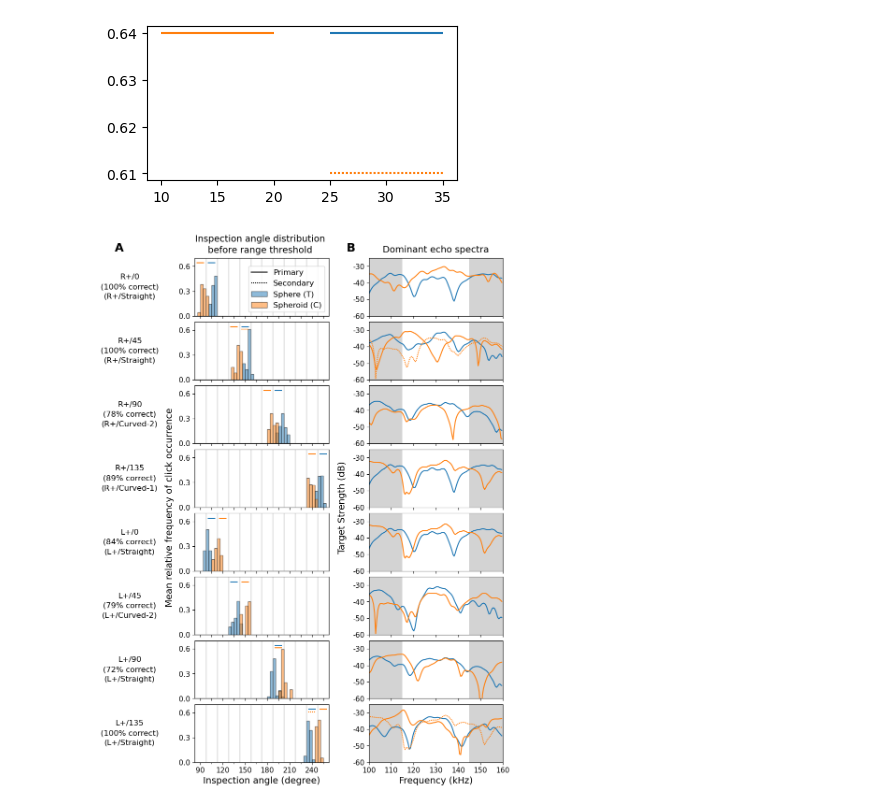
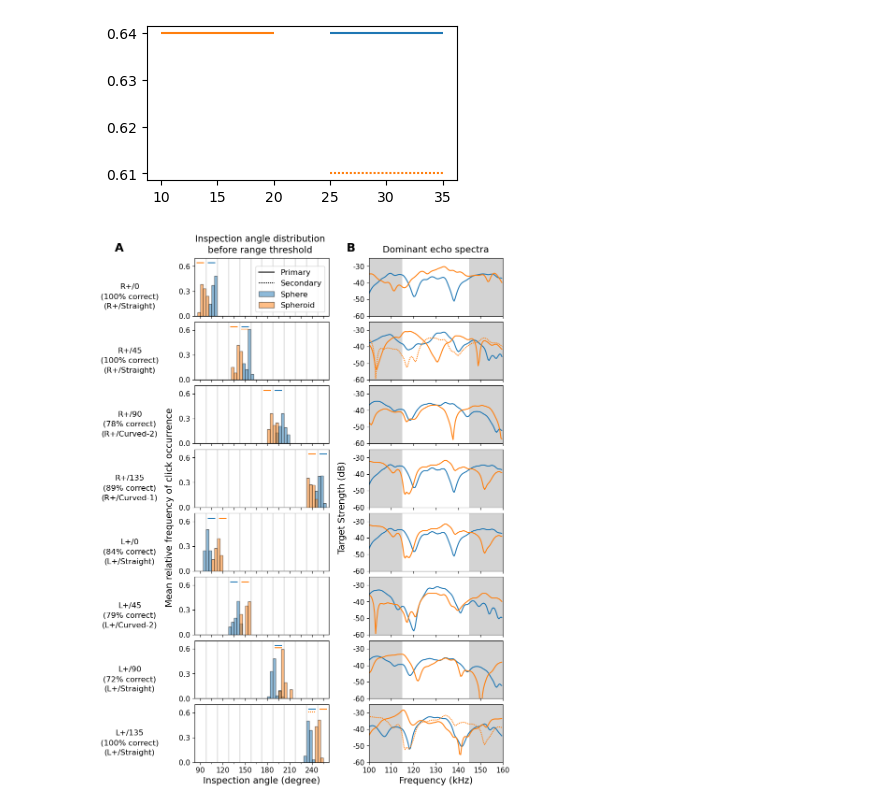
Before and after one commit to leewujung/porpoise_spheroid, a Jupyter notebook: notebooks_fig/fig_echo_angle_TS_noflip.ipynb, the cells around one changed output. Drawn from its saved outputs; the diff is of its cells as text; code cells hidden in the pictures.

Commit message:
remove (T) and (C) from Fig.6 and add empty lines to accommodate target orientation drawings

```diff
--- a/notebooks_fig/fig_echo_angle_TS_noflip.ipynb
+++ b/notebooks_fig/fig_echo_angle_TS_noflip.ipynb
@@ -779,37 +779,37 @@ y_pos = 0.35
 for axi, cl1, cl2, cl3 in zip(
     range(8), condition_list, perc_correct_list, cluster_list
 ):
-    ax_label = f"{cl1}\n({cl2:2.0f}% correct)\n({cl3})"
+    ax_label = f"\n\n{cl1}\n({cl2:2.0f}% correct)\n({cl3})"  # add space to accommodate drawing
     ax[axi, 0].text(
         x_pos, y_pos, ax_label, linespacing=1.5,
         ha="center", va="center", fontsize=12
     )
 
 # Panel labels
 ax[0, 0].text(-25, 0.75, "A", va="bottom", fontsize=18, fontweight="bold")
 ax[0, 1].text(90, -22.5, "B", va="bottom", fontsize=18, fontweight="bold")
 
 
 # Panel titles
 ax[0, 0].text(
     170, 0.86, "Inspection angle distribution\nbefore range threshold",
     ha="center", va="center", fontsize=14, linespacing=1.35
 )
 ax[0, 1].text(
     130, -20, "Dominant echo spectra", ha="center", va="center", fontsize=14
 )
 
 # Line legend
 ax[0, 0].plot(np.nan, np.nan, ls="-", color="k", label="Primary")
 ax[0, 0].plot(np.nan, np.nan, dashes=[1, 0.9], color="k", label="Secondary")
-ax[0, 0].bar(x=np.nan, width=enso_bin_size, height=np.nan, **plot_params_ch0, label="Sphere (T)")
-ax[0, 0].bar(x=np.nan, width=enso_bin_size, height=np.nan, **plot_params_ch1, label="Spheroid (C)")
+ax[0, 0].bar(x=np.nan, width=enso_bin_size, height=np.nan, **plot_params_ch0, label="Sphere")
+ax[0, 0].bar(x=np.nan, width=enso_bin_size, height=np.nan, **plot_params_ch1, label="Spheroid")
 ax[0, 0].legend(fontsize=12, loc="lower right")
 
 
 
 plt.show()
 
 fig.savefig(fig_path / "fig_echo_angle_TS_0.75_noflip.png", dpi=300, bbox_inches="tight")
 # %% [output]
-[figure, old version]
+[figure, new version]
```
